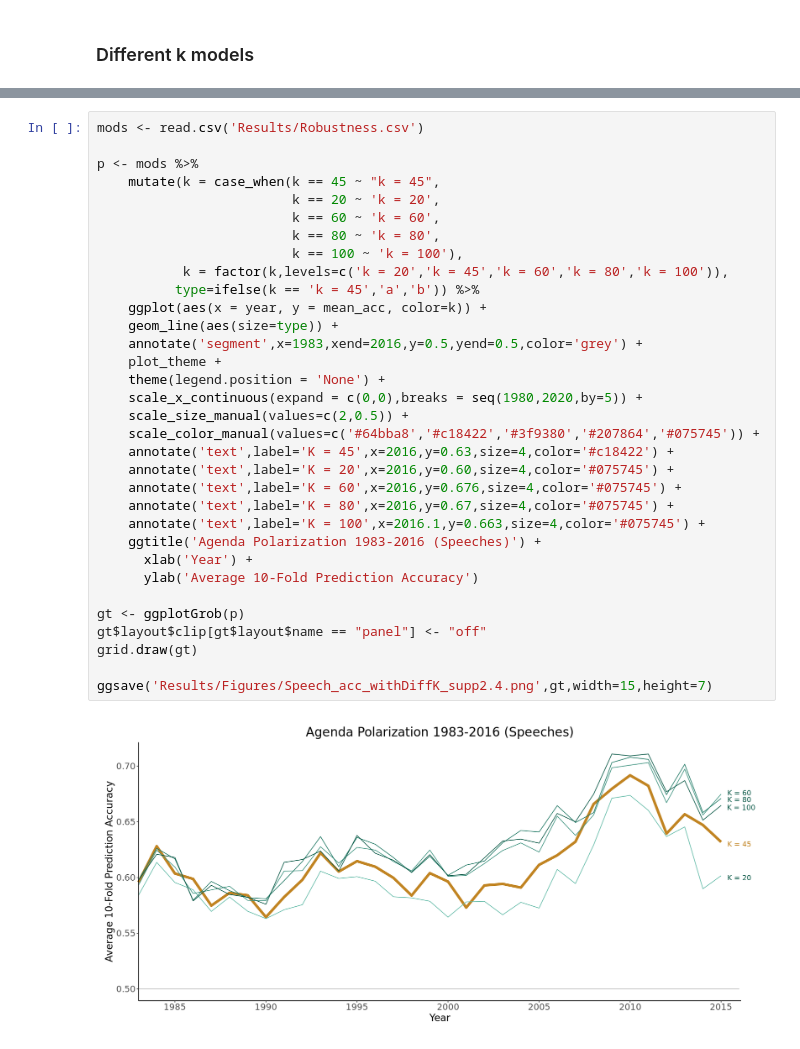
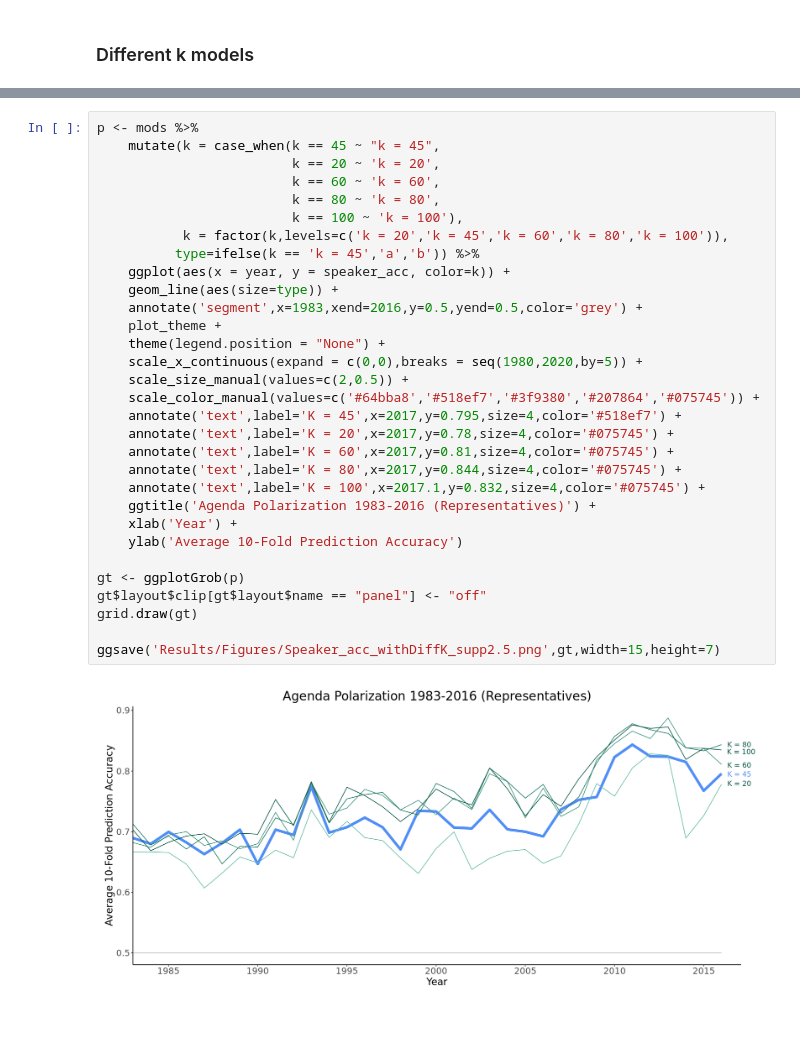
Before and after one commit to JM-Pearl/Dissertation, a Jupyter notebook: Visualize_classification_results.ipynb, the cells around one changed output, grey strips where cells are left out. Drawn from its saved outputs; the diff is of its cells as text.

Commit message:
added 2016 to results

```diff
--- a/Visualize_classification_results.ipynb
+++ b/Visualize_classification_results.ipynb
@@ -179,35 +240,33 @@ ggsave('Results/Figures/Speaker_acc_withSVC_supp2.4.png',gt,width=15,height=7)
 # %%
-mods <- read.csv('Results/Robustness.csv')
-
 p <- mods %>%
     mutate(k = case_when(k == 45 ~ "k = 45",
                          k == 20 ~ 'k = 20',
                          k == 60 ~ 'k = 60',
                          k == 80 ~ 'k = 80',
                          k == 100 ~ 'k = 100'),
            k = factor(k,levels=c('k = 20','k = 45','k = 60','k = 80','k = 100')),
           type=ifelse(k == 'k = 45','a','b')) %>%
-    ggplot(aes(x = year, y = mean_acc, color=k)) +
+    ggplot(aes(x = year, y = speaker_acc, color=k)) +
     geom_line(aes(size=type)) +
     annotate('segment',x=1983,xend=2016,y=0.5,yend=0.5,color='grey') +
     plot_theme +
-    theme(legend.position = 'None') +
+    theme(legend.position = "None") +
     scale_x_continuous(expand = c(0,0),breaks = seq(1980,2020,by=5)) +
     scale_size_manual(values=c(2,0.5)) +
-    scale_color_manual(values=c('#64bba8','#c18422','#3f9380','#207864','#075745')) +
-    annotate('text',label='K = 45',x=2016,y=0.63,size=4,color='#c18422') +
-    annotate('text',label='K = 20',x=2016,y=0.60,size=4,color='#075745') +
-    annotate('text',label='K = 60',x=2016,y=0.676,size=4,color='#075745') +
-    annotate('text',label='K = 80',x=2016,y=0.67,size=4,color='#075745') +
-    annotate('text',label='K = 100',x=2016.1,y=0.663,size=4,color='#075745') +
-    ggtitle('Agenda Polarization 1983-2016 (Speeches)') +
-      xlab('Year') +
-      ylab('Average 10-Fold Prediction Accuracy')
+    scale_color_manual(values=c('#64bba8','#518ef7','#3f9380','#207864','#075745')) +
+    annotate('text',label='K = 45',x=2017,y=0.795,size=4,color='#518ef7') +
+    annotate('text',label='K = 20',x=2017,y=0.78,size=4,color='#075745') +
+    annotate('text',label='K = 60',x=2017,y=0.81,size=4,color='#075745') +
+    annotate('text',label='K = 80',x=2017,y=0.844,size=4,color='#075745') +
+    annotate('text',label='K = 100',x=2017.1,y=0.832,size=4,color='#075745') +
+    ggtitle('Agenda Polarization 1983-2016 (Representatives)') +
+    xlab('Year') +
+    ylab('Average 10-Fold Prediction Accuracy')
 
 gt <- ggplotGrob(p)
 gt$layout$clip[gt$layout$name == "panel"] <- "off"
 grid.draw(gt)
 
-ggsave('Results/Figures/Speech_acc_withDiffK_supp2.4.png',gt,width=15,height=7)
+ggsave('Results/Figures/Speaker_acc_withDiffK_supp2.5.png',gt,width=15,height=7)
 # %% [output]
-[figure, old version]
+[figure, new version]
```
Also changed, not shown: parts of 11 cells of this notebook, 1 other file.
